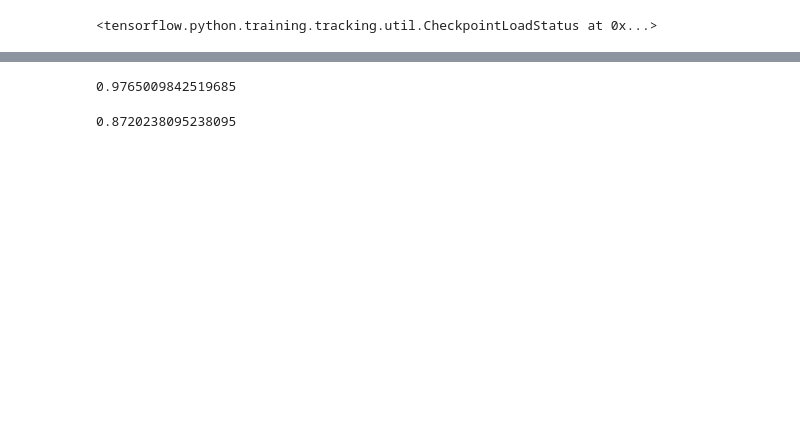
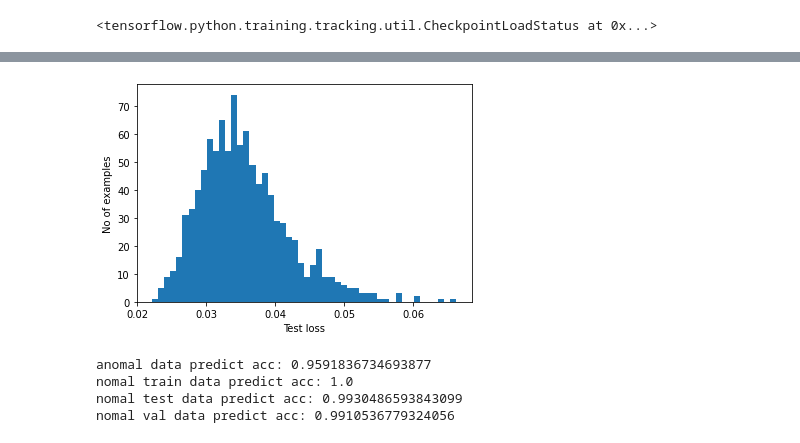
Before and after one commit to conflick0/ReNet, a Jupyter notebook: renet.ipynb, the cells around one changed output, grey strips where cells are left out. Cells and saved outputs as stored; diff of their text form; code cells hidden in the pictures; blank space fills up the shorter version.

```diff
--- a/renet.ipynb
+++ b/renet.ipynb
@@ -178,10 +185,27 @@ np.count_nonzero(losses >= threshold) / len(losses)
-# %%
-train_loss = np.array(train_loss)
-np.count_nonzero(train_loss <= threshold) / len(train_loss)
-# %% [output]
-0.9765009842519685
-# %%
-test_loss = np.array(test_loss)
-np.count_nonzero(test_loss <= threshold) / len(test_loss)
-# %% [output]
-0.8720238095238095
+# %%
+val_loss = cal_mse_losses(renet, val_gen, batch_size)
+
+plt.hist(val_loss, bins=50)
+plt.xlabel("Test loss")
+plt.ylabel("No of examples")
+plt.show()
+# %% [output]
+[figure, added]
+# %%
+def cal_acc(losses, threshold, is_nomal):
+    losses = np.array(losses)
+    if is_nomal:
+        return np.count_nonzero(losses <= threshold) / len(losses)
+    else:
+        return np.count_nonzero(losses >= threshold) / len(losses)
+
+threshold = 0.0545
+print(f'anomal data predict acc: {cal_acc(anomal_losses, threshold, is_nomal=False)}')
+print(f'nomal train data predict acc: {cal_acc(train_loss, threshold, is_nomal=True)}')
+print(f'nomal test data predict acc: {cal_acc(test_loss, threshold, is_nomal=True)}')
+print(f'nomal val data predict acc: {cal_acc(val_loss, threshold, is_nomal=True)}')
+# %% [output]
+anomal data predict acc: 0.9591836734693877
+nomal train data predict acc: 1.0
+nomal test data predict acc: 0.9930486593843099
+nomal val data predict acc: 0.9910536779324056
```
Also changed, not shown: parts of 17 cells of this notebook, 9 other files.
